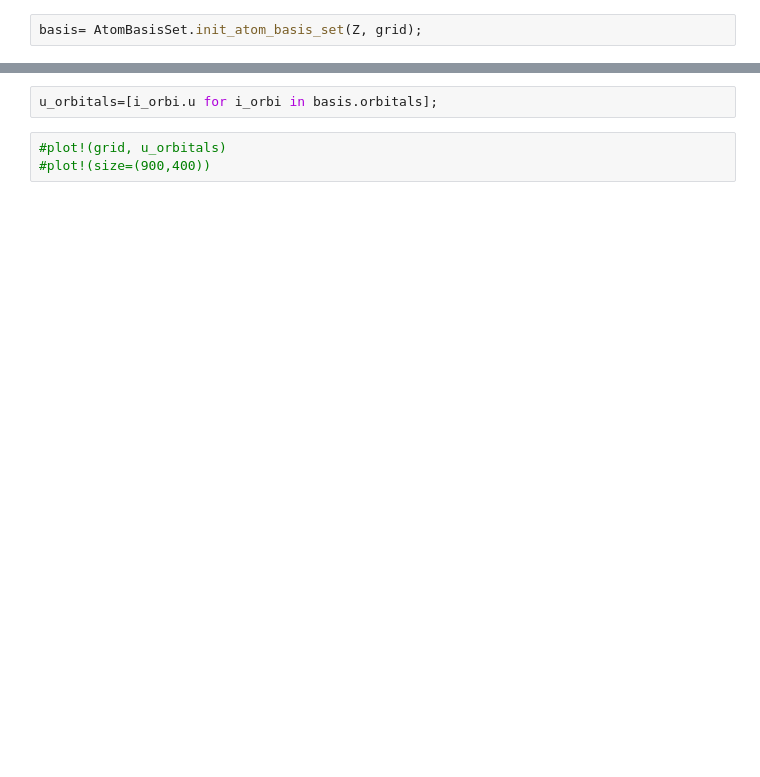
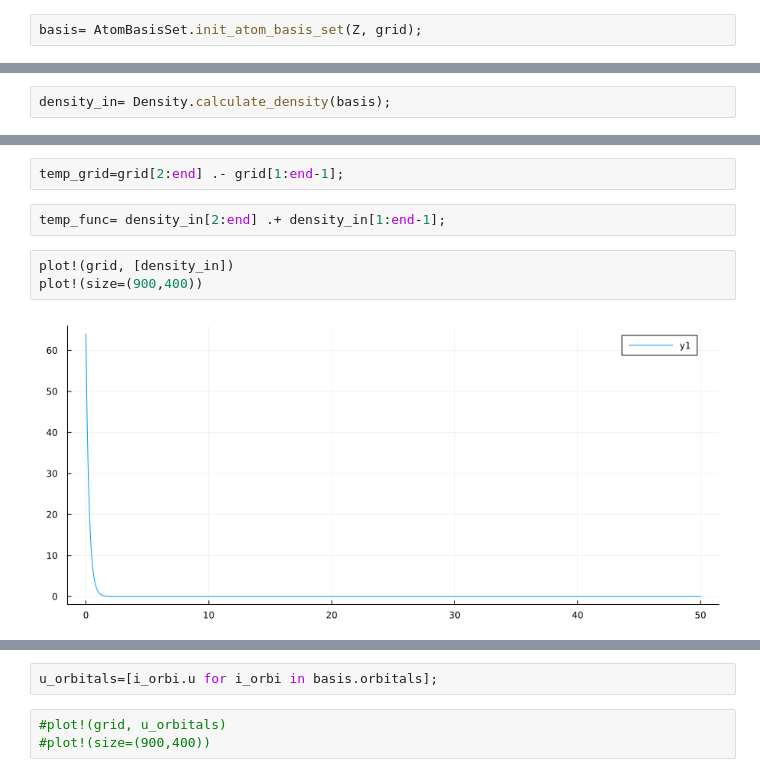
Before and after one commit to zeledon14/SchrodingerEquationSolver.jl, a Jupyter notebook: src/density_potentials.ipynb, the cells around one changed output, grey strips where cells are left out. Drawn from its saved outputs; the diff is of its cells as text; blank space fills up the shorter version.

```diff
--- a/src/density_potentials.ipynb
+++ b/src/density_potentials.ipynb
@@ -47,0 +74,2 @@ basis= AtomBasisSet.init_atom_basis_set(Z, grid);
+# %%
+density_in= Density.calculate_density(basis);
@@ -47,0 +174,9 @@ basis= AtomBasisSet.init_atom_basis_set(Z, grid);
+# %%
+temp_grid=grid[2:end] .- grid[1:end-1];
+# %%
+temp_func= density_in[2:end] .+ density_in[1:end-1];
+# %%
+plot!(grid, [density_in])
+plot!(size=(900,400))
+# %% [output]
+[figure, added]
```
Also changed, not shown: parts of 22 cells of this notebook.
